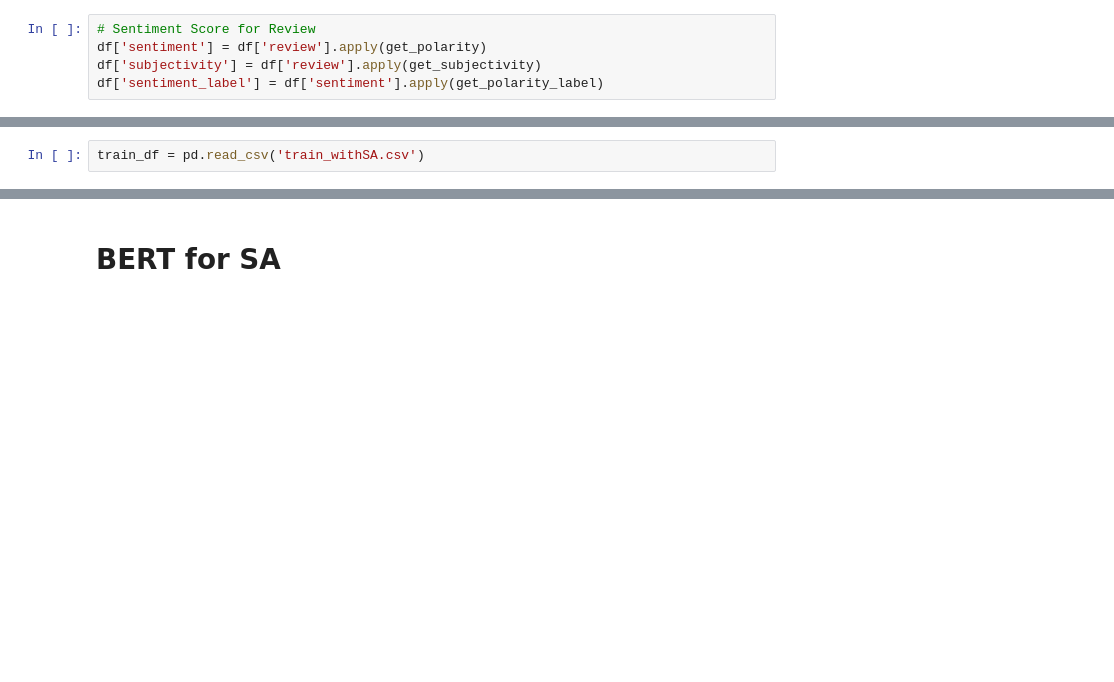
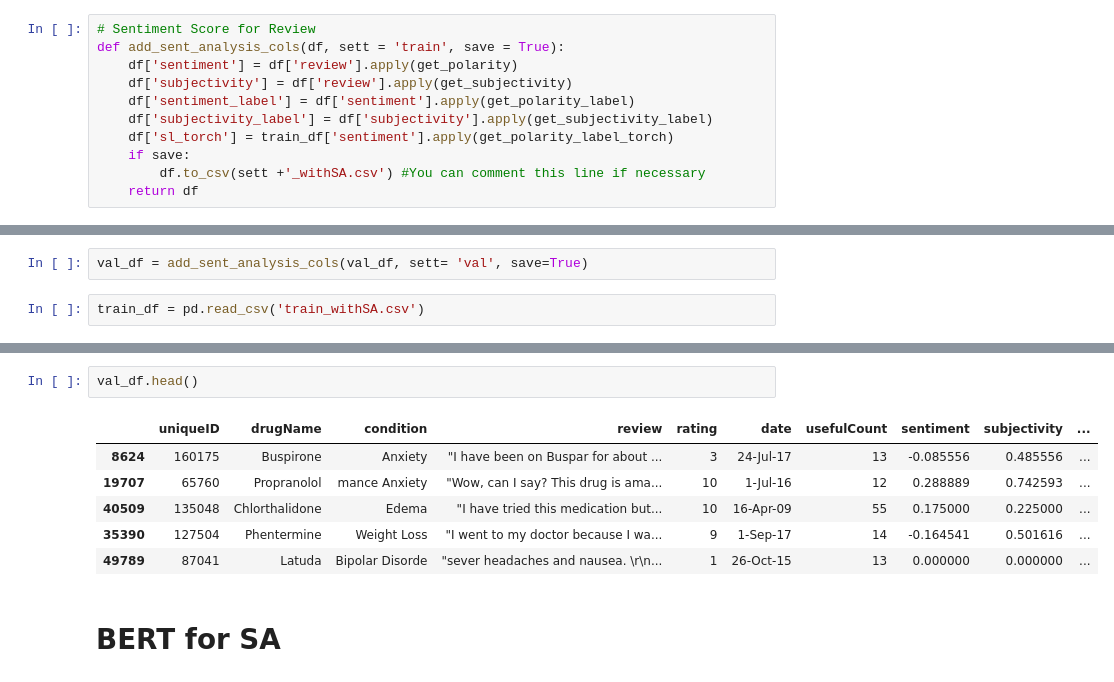
Before and after one commit to sormazabal/Fintech_G1, a Jupyter notebook: data_explo.ipynb, the cells around one changed output, grey strips where cells are left out. Drawn from its saved outputs; the diff is of its cells as text; blank space fills up the shorter version.

```diff
--- a/data_explo.ipynb
+++ b/data_explo.ipynb
@@ -245,6 +245,12 @@ Polarity goes from [-1,1] and refers to the negative or positive sentiment of th
 Amount of personal opinion contrasted by objective information in the text. Think of it as opinions vs facts. Goes from [0,1]
 # %%
 # Sentiment Score for Review
-df['sentiment'] = df['review'].apply(get_polarity)
-df['subjectivity'] = df['review'].apply(get_subjectivity)
-df['sentiment_label'] = df['sentiment'].apply(get_polarity_label)
+def add_sent_analysis_cols(df, sett = 'train', save = True):
+    df['sentiment'] = df['review'].apply(get_polarity)
+    df['subjectivity'] = df['review'].apply(get_subjectivity)
+    df['sentiment_label'] = df['sentiment'].apply(get_polarity_label)
+    df['subjectivity_label'] = df['subjectivity'].apply(get_subjectivity_label)
+    df['sl_torch'] = train_df['sentiment'].apply(get_polarity_label_torch)
+    if save:
+        df.to_csv(sett +'_withSA.csv') #You can comment this line if necessary
+    return df
@@ -257,3 +259,5 @@ df.to_csv('train_withSA.csv')
+# %%
+val_df = add_sent_analysis_cols(val_df, sett= 'val', save=True)
 # %%
 train_df = pd.read_csv('train_withSA.csv')
 # %%
@@ -265,6 +269,15 @@ train_df.head()
 | 2 | 2 | 92703 | Lybrel | Birth Control | "I used to take another oral cont... | 5 | 14-Dec-09 | 17 | 0.067210 | ... |
 | 3 | 3 | 138000 | Ortho Evra | Birth Control | "This is my first time using any ... | 8 | 3-Nov-15 | 10 | 0.179545 | ... |
 | 4 | 4 | 35696 | Buprenorphine / naloxone | Opiate Dependence | "Suboxone has completely turned m... | 9 | 27-Nov-16 | 37 | 0.194444 | ... |
+# %%
+val_df.head()
+# %% [output]
+|  | uniqueID | drugName | condition | review | rating | date | usefulCount | sentiment | subjectivity | ... |
+| 8624 | 160175 | Buspirone | Anxiety | "I have been on Buspar for about ... | 3 | 24-Jul-17 | 13 | -0.085556 | 0.485556 | ... |
+| 19707 | 65760 | Propranolol | mance Anxiety | "Wow, can I say? This drug is ama... | 10 | 1-Jul-16 | 12 | 0.288889 | 0.742593 | ... |
+| 40509 | 135048 | Chlorthalidone | Edema | "I have tried this medication but... | 10 | 16-Apr-09 | 55 | 0.175000 | 0.225000 | ... |
+| 35390 | 127504 | Phentermine | Weight Loss | "I went to my doctor because I wa... | 9 | 1-Sep-17 | 14 | -0.164541 | 0.501616 | ... |
+| 49789 | 87041 | Latuda | Bipolar Disorde | "sever headaches and nausea. \r\n... | 1 | 26-Oct-15 | 13 | 0.000000 | 0.000000 | ... |
 # %% [markdown]
 # BERT for SA
 # %%
```
Also changed, not shown: parts of 12 cells of this notebook.
